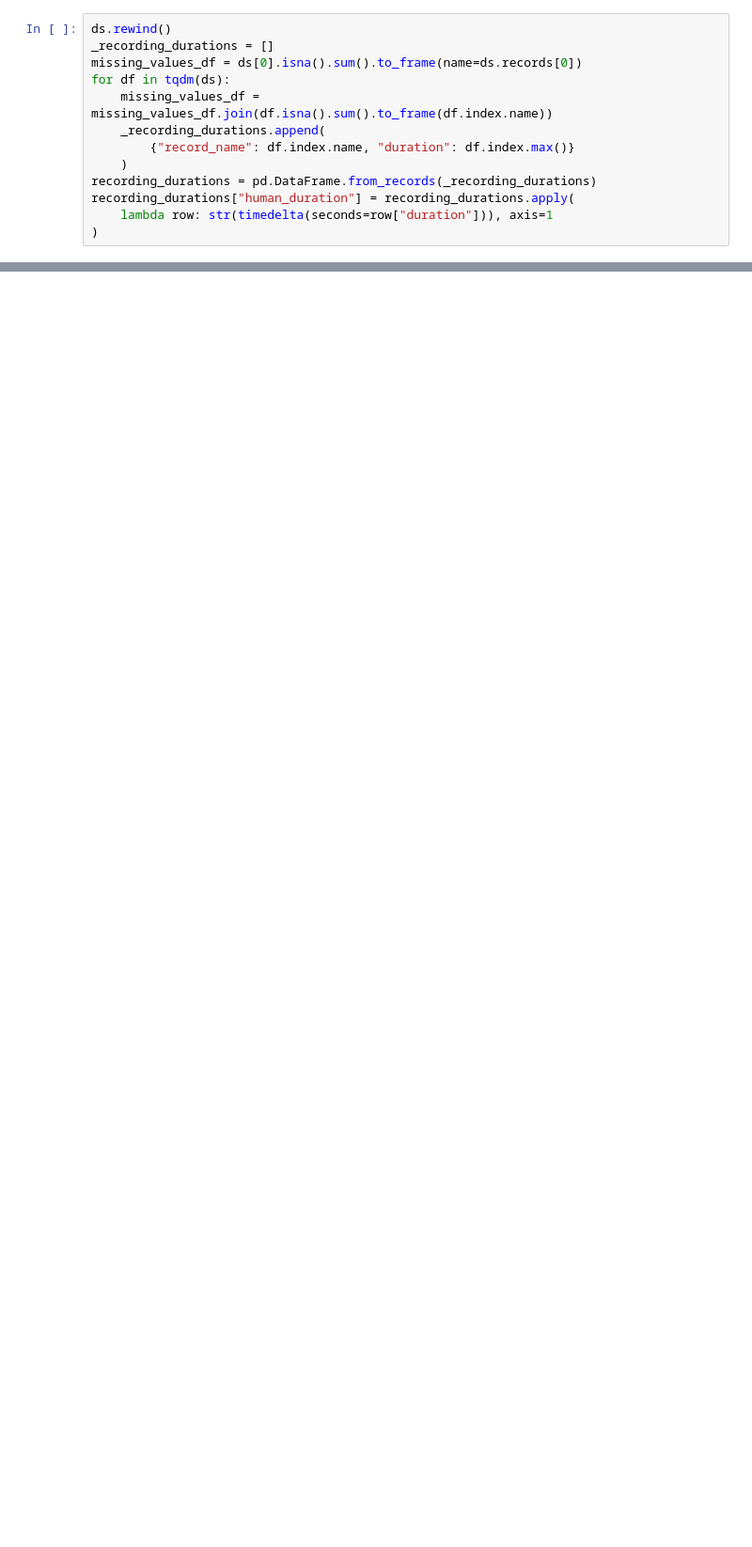
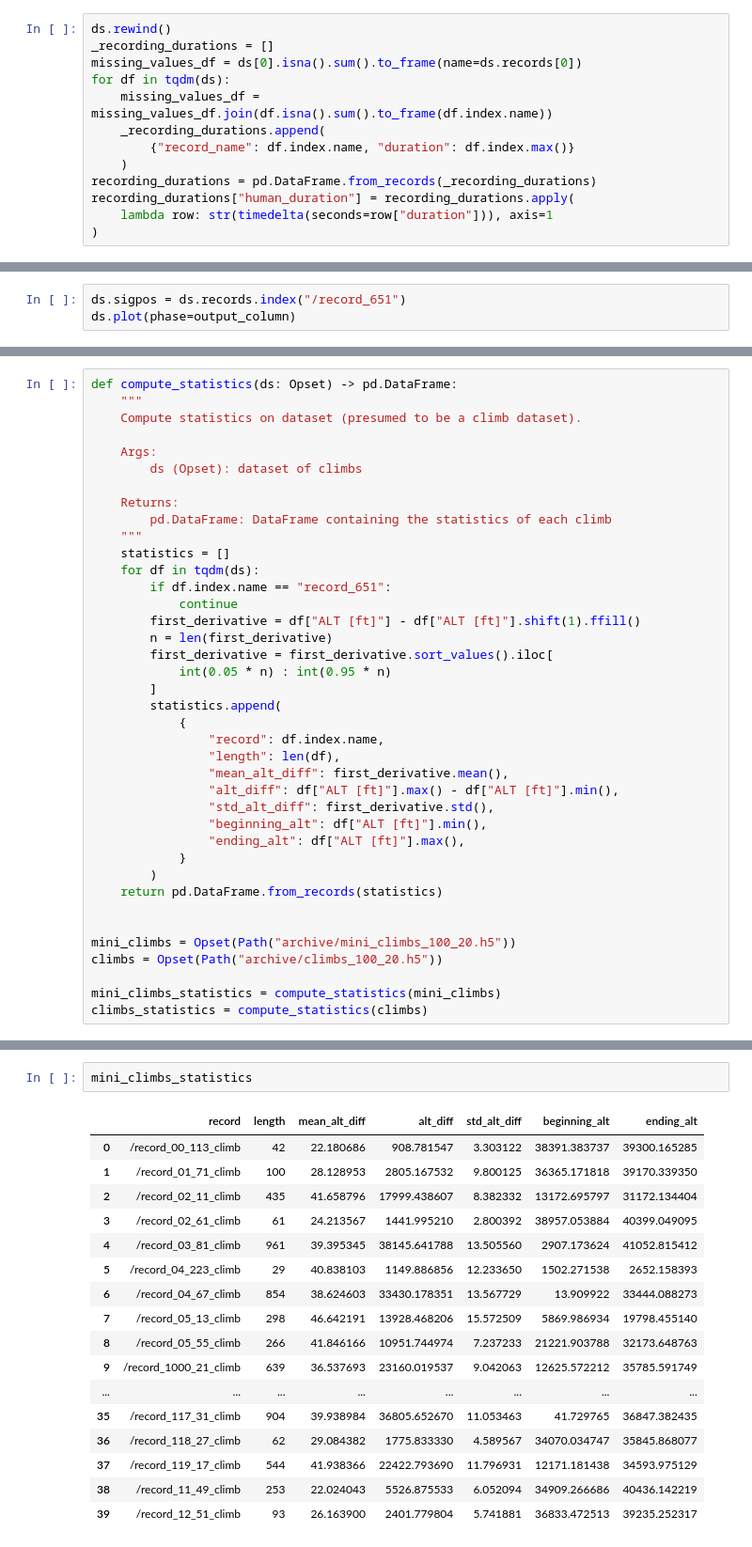
Before and after one commit to MatiasEtcheve/AERO, a Jupyter notebook: find_phases.ipynb, the cells around one changed output, grey strips where cells are left out. Shown at 94% size. Drawn from its saved outputs; the diff is of its cells as text; blank space fills up the shorter version.

```diff
--- a/find_phases.ipynb
+++ b/find_phases.ipynb
@@ -324,0 +467,3 @@ VBox(children=(HBox(children=(Dropdown(description='Variable :', options=('ALT [
+# %%
+ds.sigpos = ds.records.index("/record_651")
+ds.plot(phase=output_column)
@@ -324,0 +472,39 @@ VBox(children=(HBox(children=(Dropdown(description='Variable :', options=('ALT [
+# %%
+def compute_statistics(ds: Opset) -> pd.DataFrame:
+    """
+    Compute statistics on dataset (presumed to be a climb dataset).
+
+    Args:
+        ds (Opset): dataset of climbs
+
+    Returns:
+        pd.DataFrame: DataFrame containing the statistics of each climb
+    """
+    statistics = []
+    for df in tqdm(ds):
+        if df.index.name == "record_651":
+            continue
+        first_derivative = df["ALT [ft]"] - df["ALT [ft]"].shift(1).ffill()
+        n = len(first_derivative)
+        first_derivative = first_derivative.sort_values().iloc[
+            int(0.05 * n) : int(0.95 * n)
+        ]
+        statistics.append(
+            {
+                "record": df.index.name,
+                "length": len(df),
+                "mean_alt_diff": first_derivative.mean(),
+                "alt_diff": df["ALT [ft]"].max() - df["ALT [ft]"].min(),
+                "std_alt_diff": first_derivative.std(),
+                "beginning_alt": df["ALT [ft]"].min(),
+                "ending_alt": df["ALT [ft]"].max(),
+            }
+        )
+    return pd.DataFrame.from_records(statistics)
+
+
+mini_climbs = Opset(Path("archive/mini_climbs_100_20.h5"))
+climbs = Opset(Path("archive/climbs_100_20.h5"))
+
+mini_climbs_statistics = compute_statistics(mini_climbs)
+climbs_statistics = compute_statistics(climbs)
@@ -324,0 +541,20 @@ VBox(children=(HBox(children=(Dropdown(description='Variable :', options=('ALT [
+# %%
+mini_climbs_statistics
+# %% [output]
+|  | record | length | mean_alt_diff | alt_diff | std_alt_diff | beginning_alt | ending_alt |
+| 0 | /record_00_113_climb | 42 | 22.180686 | 908.781547 | 3.303122 | 38391.383737 | 39300.165285 |
+| 1 | /record_01_71_climb | 100 | 28.128953 | 2805.167532 | 9.800125 | 36365.171818 | 39170.339350 |
+| 2 | /record_02_11_climb | 435 | 41.658796 | 17999.438607 | 8.382332 | 13172.695797 | 31172.134404 |
+| 3 | /record_02_61_climb | 61 | 24.213567 | 1441.995210 | 2.800392 | 38957.053884 | 40399.049095 |
+| 4 | /record_03_81_climb | 961 | 39.395345 | 38145.641788 | 13.505560 | 2907.173624 | 41052.815412 |
+| 5 | /record_04_223_climb | 29 | 40.838103 | 1149.886856 | 12.233650 | 1502.271538 | 2652.158393 |
+| 6 | /record_04_67_climb | 854 | 38.624603 | 33430.178351 | 13.567729 | 13.909922 | 33444.088273 |
+| 7 | /record_05_13_climb | 298 | 46.642191 | 13928.468206 | 15.572509 | 5869.986934 | 19798.455140 |
+| 8 | /record_05_55_climb | 266 | 41.846166 | 10951.744974 | 7.237233 | 21221.903788 | 32173.648763 |
+| 9 | /record_1000_21_climb | 639 | 36.537693 | 23160.019537 | 9.042063 | 12625.572212 | 35785.591749 |
+| ... | ... | ... | ... | ... | ... | ... | ... |
+| 35 | /record_117_31_climb | 904 | 39.938984 | 36805.652670 | 11.053463 | 41.729765 | 36847.382435 |
+| 36 | /record_118_27_climb | 62 | 29.084382 | 1775.833330 | 4.589567 | 34070.034747 | 35845.868077 |
+| 37 | /record_119_17_climb | 544 | 41.938366 | 22422.793690 | 11.796931 | 12171.181438 | 34593.975129 |
+| 38 | /record_11_49_climb | 253 | 22.024043 | 5526.875533 | 6.052094 | 34909.266686 | 40436.142219 |
+| 39 | /record_12_51_climb | 93 | 26.163900 | 2401.779804 | 5.741881 | 36833.472513 | 39235.252317 |
```
Also changed, not shown: parts of 31 cells of this notebook, 4 other files.
